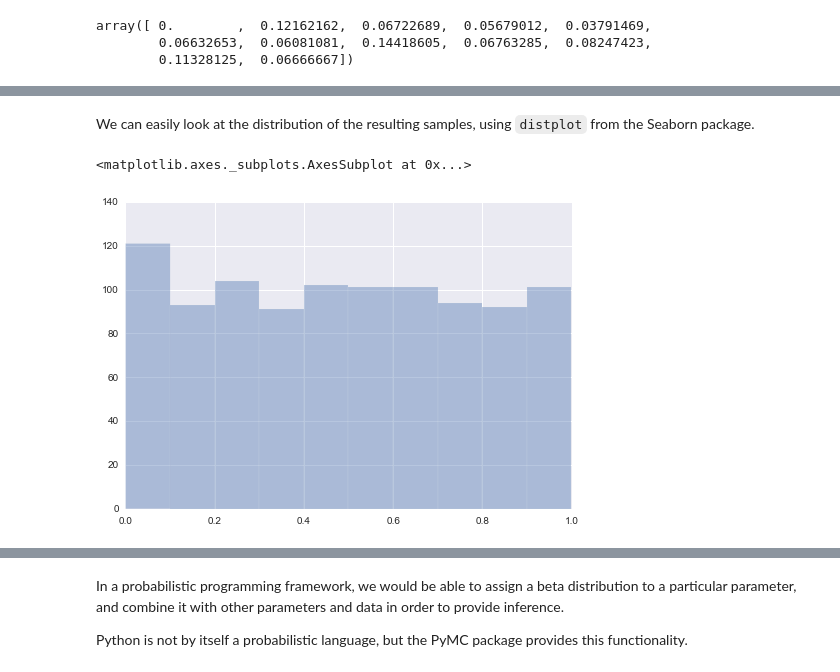
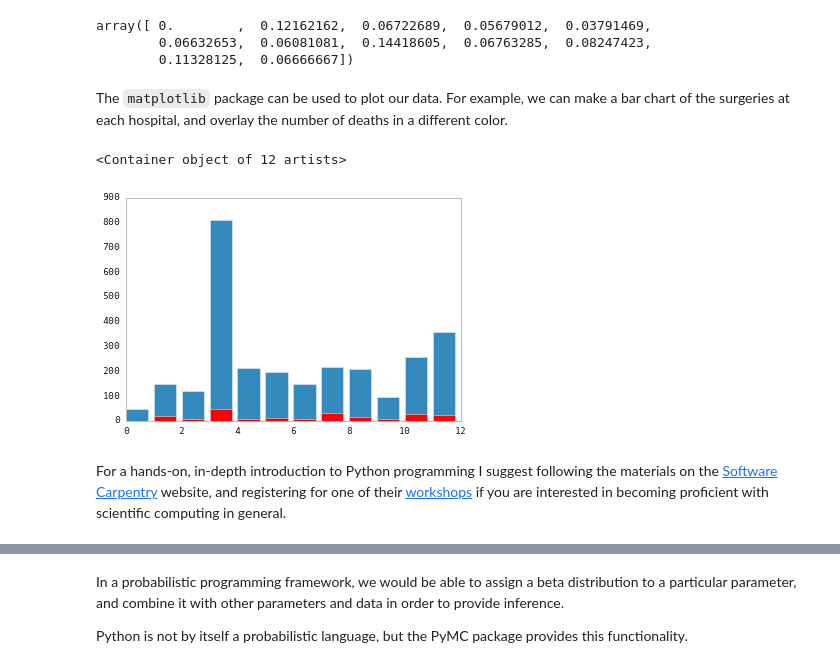
Before and after one commit to fonnesbeck/AHRQ_Complex_Interventions, a Jupyter notebook: Introduction to Bayesian Computing.ipynb, the cells around one changed output, grey strips where cells are left out. Drawn from its saved outputs; the diff is of its cells as text; code cells hidden in the pictures.

```diff
--- a/Introduction to Bayesian Computing.ipynb
+++ b/Introduction to Bayesian Computing.ipynb
@@ -505,6 +469,19 @@ deaths_array/surgeries_array
 array([ 0.        ,  0.12162162,  0.06722689,  0.05679012,  0.03791469,
         0.06632653,  0.06081081,  0.14418605,  0.06763285,  0.08247423,
         0.11328125,  0.06666667])
+# %% [markdown]
+The `matplotlib` package can be used to plot our data. For example, we can make a bar chart of the surgeries at each hospital, and overlay the number of deaths in a different color.
+# %%
+%matplotlib inline
+import matplotlib.pylab as plt
+
+plt.bar(range(12), surgeries)
+plt.bar(range(12), deaths, color='red')
+# %% [output]
+<Container object of 12 artists>
+[figure, added]
+# %% [markdown]
+For a hands-on, in-depth introduction to Python programming I suggest following the materials on the [Software Carpentry](http://swcarpentry.github.io/python-novice-inflammation/) website, and registering for one of their [workshops](http://software-carpentry.org/workshops/index.html) if you are interested in becoming proficient with scientific computing in general.
 # %% [markdown]
 # Probabilistic Programming with PyMC
 
@@ -527,13 +504,3 @@ For example, one choice might be:
 This parameterization assigns equal probability to all possible values on the unit interval. Here are some sample values from a `Beta(1,1)` distribution using Numpy's `random` module:
 # %%
 samples = numpy.random.beta(1, 1, size=1000)
-# %% [markdown]
-We can easily look at the distribution of the resulting samples, using `distplot` from the Seaborn package.
-# %%
-%matplotlib inline
-from seaborn import distplot
-
-distplot(samples, kde=False)
-# %% [output]
-<matplotlib.axes._subplots.AxesSubplot at 0x...>
-[figure, removed]
```
Also changed, not shown: parts of 45 cells of this notebook.
